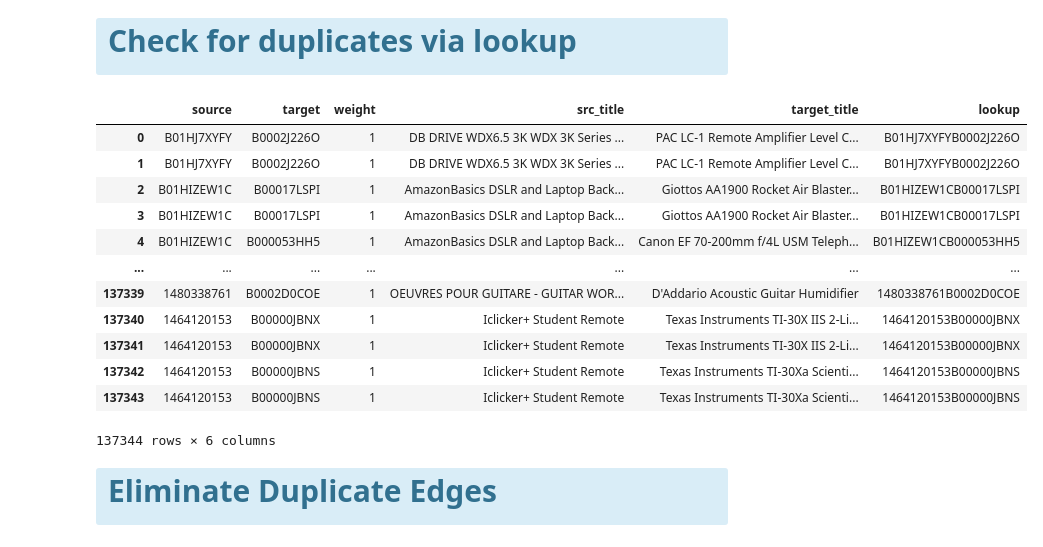
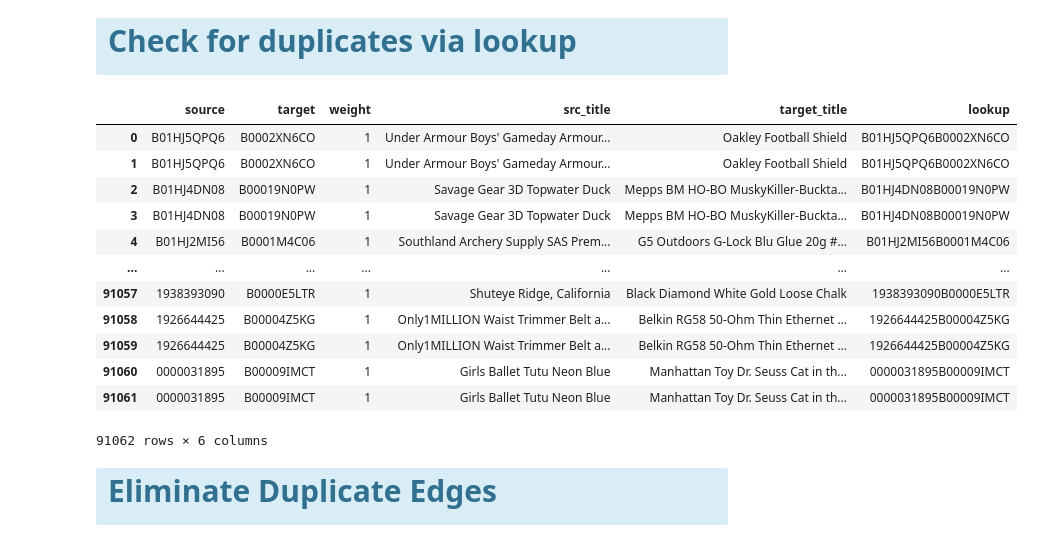
Before and after one commit to 0n0n0m0uz/Amazon_Market_Research_Network_Graph, a Jupyter notebook: Amazon_Data_Exploration.ipynb, the cells around one changed output. Saved outputs shown, nothing was run; the diff lists cells and outputs as text; code cells hidden in the pictures.

```diff
--- a/Amazon_Data_Exploration.ipynb
+++ b/Amazon_Data_Exploration.ipynb
@@ -112,7 +145,7 @@ import os
 # %% [markdown]
 # Nodes List w Image Link
 # %%
-    path= '/home/derek/meta_Electronics.json.gz'
+    path='/home/derek/meta_Sports_and_Outdoors.json.gz'
     def parse(path):
         g = gzip.open(path, 'rb')
         for l in g:
@@ -215,0 +249,2 @@ ratingspct.to_frame().style.format('{:,.1%}')
+# %%
+pd.set_option('display.max_rows', 5)
@@ -311,7 +355,7 @@ dtype: int64
 # %% [markdown]
  <span style='background:red;font-size:40px;'> Load Category Product-Level Meta Data and create DF </span>
 # %%
-path = '/home/derek/meta_Electronics.json.gz'
+path = '/home/derek/meta_Sports_and_Outdoors.json.gz'
 metadata = []
 with gzip.open(path) as f:
     for l in f:
@@ -873,7 +917,7 @@ set
 # %% [markdown]
 <span style='background:purple;font-size:30px;color:white'>Build Final Edgelist DataFrame</span>
 # %%
-#dfedges
+dfedges = dict2edges
 len(dfedges)
 dfedges.head()
 
@@ -962,21 +1007,21 @@ memory usage: 45.0+ MB
     <b><p style="font-size:30px">Check for duplicates via lookup</b></p>
 </div>
 # %%
-df_EDGES[df_EDGES.duplicated(subset=['lookup'], keep=False)].sort_values(by='lookup', ascending=False).reset_index(drop=True)
+df_EDGES[df_EDGES.duplicated(subset=['lookup', 'weight'], keep=False)].sort_values(by='lookup', ascending=False).reset_index(drop=True)
 # %% [output]
 |  | source | target | weight | src_title | target_title | lookup |
-| 0 | B01HJ7XYFY | B0002J226O | 1 | DB DRIVE WDX6.5 3K WDX 3K Series ... | PAC LC-1 Remote Amplifier Level C... | B01HJ7XYFYB0002J226O |
-| 1 | B01HJ7XYFY | B0002J226O | 1 | DB DRIVE WDX6.5 3K WDX 3K Series ... | PAC LC-1 Remote Amplifier Level C... | B01HJ7XYFYB0002J226O |
-| 2 | B01HIZEW1C | B00017LSPI | 1 | AmazonBasics DSLR and Laptop Back... | Giottos AA1900 Rocket Air Blaster... | B01HIZEW1CB00017LSPI |
-| 3 | B01HIZEW1C | B00017LSPI | 1 | AmazonBasics DSLR and Laptop Back... | Giottos AA1900 Rocket Air Blaster... | B01HIZEW1CB00017LSPI |
-| 4 | B01HIZEW1C | B000053HH5 | 1 | AmazonBasics DSLR and Laptop Back... | Canon EF 70-200mm f/4L USM Teleph... | B01HIZEW1CB000053HH5 |
+| 0 | B01HJ5QPQ6 | B0002XN6CO | 1 | Under Armour Boys' Gameday Armour... | Oakley Football Shield | B01HJ5QPQ6B0002XN6CO |
+| 1 | B01HJ5QPQ6 | B0002XN6CO | 1 | Under Armour Boys' Gameday Armour... | Oakley Football Shield | B01HJ5QPQ6B0002XN6CO |
+| 2 | B01HJ4DN08 | B00019N0PW | 1 | Savage Gear 3D Topwater Duck | Mepps BM HO-BO MuskyKiller-Buckta... | B01HJ4DN08B00019N0PW |
+| 3 | B01HJ4DN08 | B00019N0PW | 1 | Savage Gear 3D Topwater Duck | Mepps BM HO-BO MuskyKiller-Buckta... | B01HJ4DN08B00019N0PW |
+| 4 | B01HJ2MI56 | B0001M4C06 | 1 | Southland Archery Supply SAS Prem... | G5 Outdoors G-Lock Blu Glue 20g #... | B01HJ2MI56B0001M4C06 |
 | ... | ... | ... | ... | ... | ... | ... |
-| 137339 | 1480338761 | B0002D0COE | 1 | OEUVRES POUR GUITARE - GUITAR WOR... | D'Addario Acoustic Guitar Humidifier | 1480338761B0002D0COE |
-| 137340 | 1464120153 | B00000JBNX | 1 | Iclicker+ Student Remote | Texas Instruments TI-30X IIS 2-Li... | 1464120153B00000JBNX |
-| 137341 | 1464120153 | B00000JBNX | 1 | Iclicker+ Student Remote | Texas Instruments TI-30X IIS 2-Li... | 1464120153B00000JBNX |
-| 137342 | 1464120153 | B00000JBNS | 1 | Iclicker+ Student Remote | Texas Instruments TI-30Xa Scienti... | 1464120153B00000JBNS |
-| 137343 | 1464120153 | B00000JBNS | 1 | Iclicker+ Student Remote | Texas Instruments TI-30Xa Scienti... | 1464120153B00000JBNS |
+| 91057 | 1938393090 | B0000E5LTR | 1 | Shuteye Ridge, California | Black Diamond White Gold Loose Chalk | 1938393090B0000E5LTR |
+| 91058 | 1926644425 | B00004Z5KG | 1 | Only1MILLION Waist Trimmer Belt a... | Belkin RG58 50-Ohm Thin Ethernet ... | 1926644425B00004Z5KG |
+| 91059 | 1926644425 | B00004Z5KG | 1 | Only1MILLION Waist Trimmer Belt a... | Belkin RG58 50-Ohm Thin Ethernet ... | 1926644425B00004Z5KG |
+| 91060 | 0000031895 | B00009IMCT | 1 | Girls Ballet Tutu Neon Blue | Manhattan Toy Dr. Seuss Cat in th... | 0000031895B00009IMCT |
+| 91061 | 0000031895 | B00009IMCT | 1 | Girls Ballet Tutu Neon Blue | Manhattan Toy Dr. Seuss Cat in th... | 0000031895B00009IMCT |
-137344 rows × 6 columns
+91062 rows × 6 columns
 # %% [markdown]
 <div class="alert alert-block alert-info">
     <b><p style="font-size:30px">Eliminate Duplicate Edges</b></p>
```
Also changed, not shown: parts of 53 cells of this notebook.
